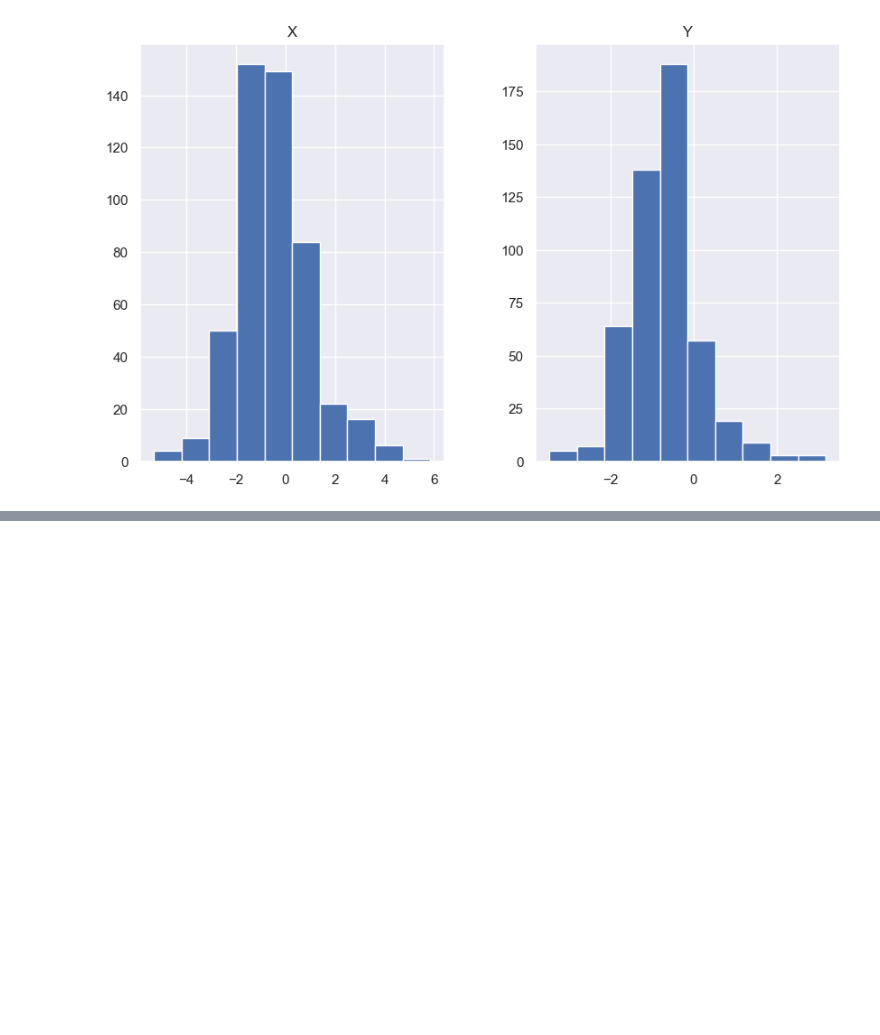
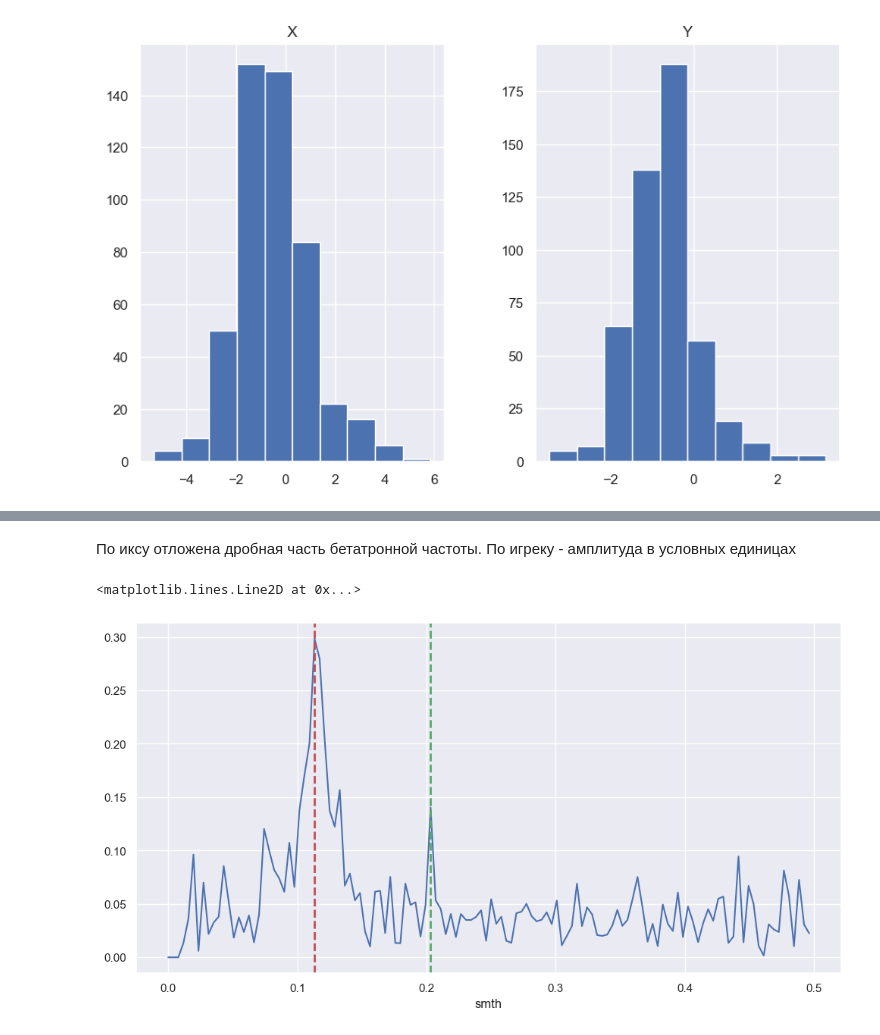
Before and after one commit to settlermine/jinr_practice, a Jupyter notebook: settlermine.ipynb, the cells around one changed output, grey strips where cells are left out. Drawn from its saved outputs; the diff is of its cells as text; code cells hidden in the pictures; blank space fills up the shorter version.

```diff
--- a/settlermine.ipynb
+++ b/settlermine.ipynb
@@ -86,14 +87,3 @@ def get_gravity_center_positions(summary_resonace: np.ndarray, difference_resona
         mass_center_positions[i] = ((m_12 * y_2) - (np.floor(period_length) * y_1)) / (m_12 ** 2 - m_11 * np.floor(period_length))
 
     return mass_center_positions
-# %%
-def get_frequences(coordinate_vector, data_length=256, skip_coefficient=3):
-    fourier_transformed_vector = scipy.fft.fft(np.array(coordinate_vector)[:data_length]) / data_length
-    sliced_fourier_transformed_vector = np.concatenate([np.zeros(skip_coefficient), fourier_transformed_vector[3: data_length // 2]])
-    frequences = np.abs(sliced_fourier_transformed_vector)
-    return frequences
-# %%
-def find_main_frequence_index(frequences, slice_percentage=1, data_length=256, normed=False):
-    main_frequence = np.argmax(frequences[:int(slice_percentage * data_length)])
-    if normed: main_frequence = main_frequence / data_length
-    return main_frequence
@@ -165,0 +188,9 @@ plt.axvline(main_frequence['Y'], ls='--', color='g', lw=2)
+# %% [markdown]
+По иксу отложена дробная часть бетатронной частоты. По игреку - амплитуда в условных единицах
+# %%
+frequences['X'].plot(figsize=(12, 6))
+plt.axvline(main_frequence['X'], ls='--', color='r', lw=2)
+plt.axvline(main_frequence['Y'], ls='--', color='g', lw=2)
+# %% [output]
+<matplotlib.lines.Line2D at 0x...>
+[figure, added]
```
Also changed, not shown: parts of 13 cells of this notebook.
